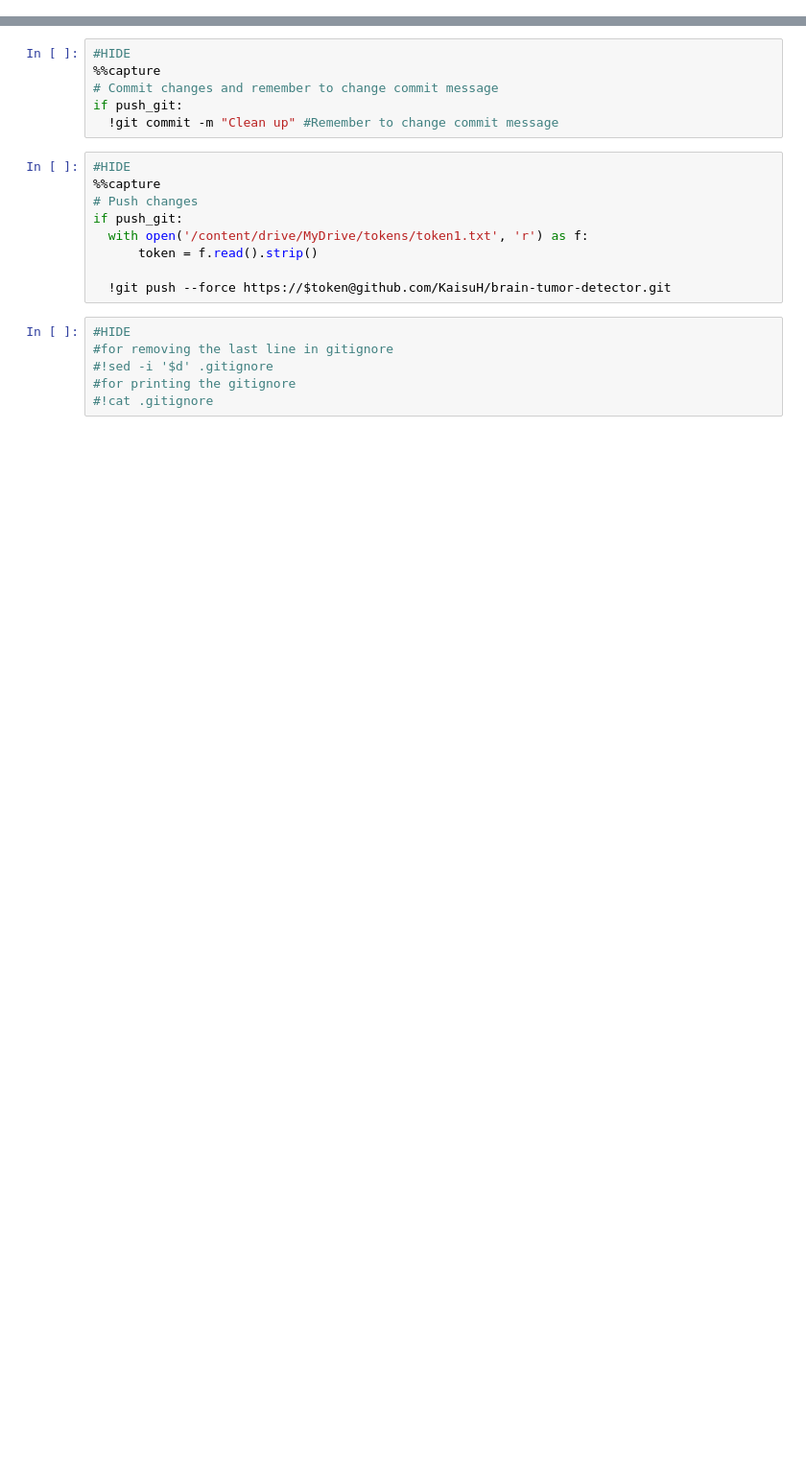
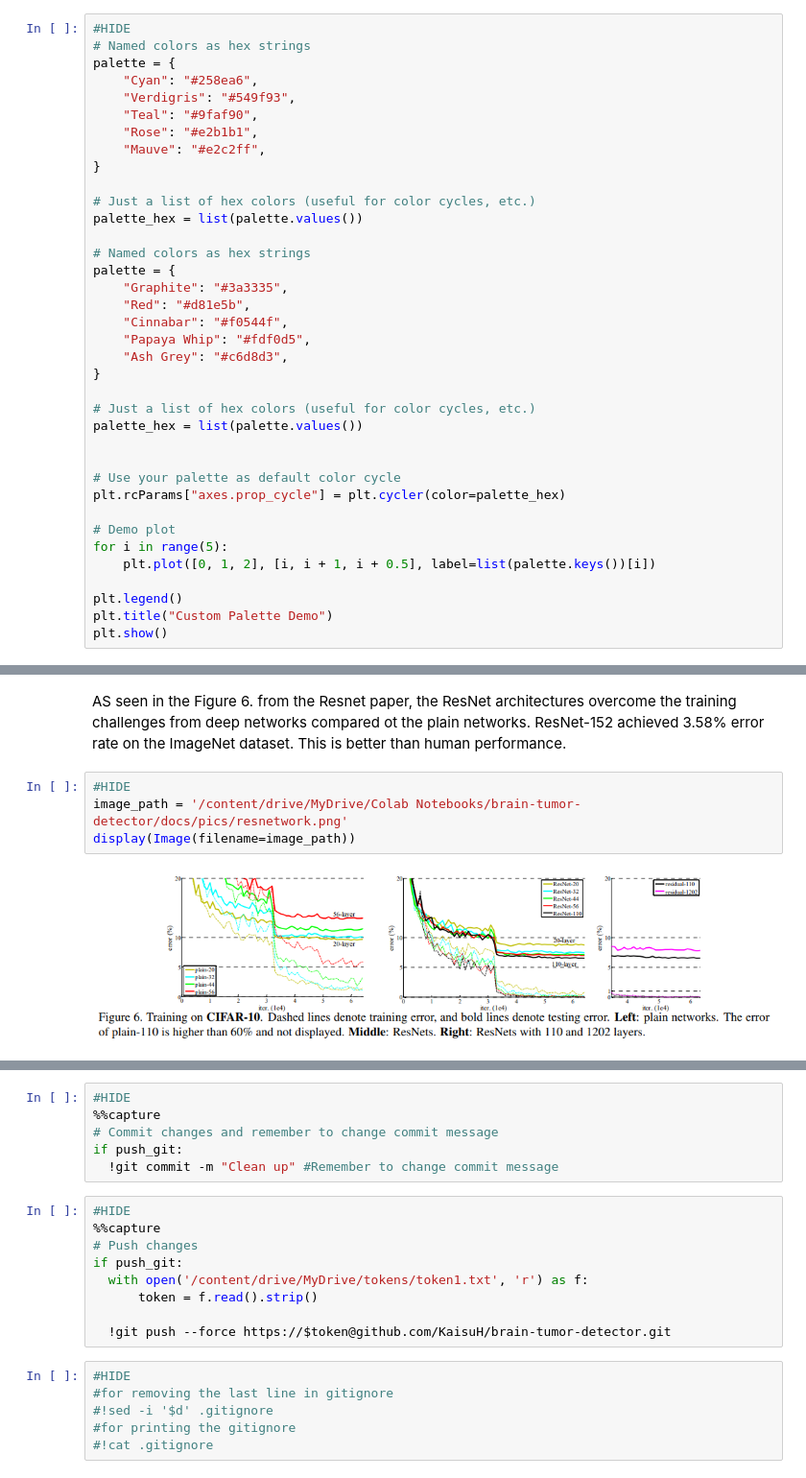
Before and after one commit to KaisuH/brain-tumor-detector, a Jupyter notebook: master.ipynb, the cells around one changed output, grey strips where cells are left out. Shown at 96% size. Drawn from its saved outputs; the diff is of its cells as text; blank space fills up the shorter version.

```diff
--- a/master.ipynb
+++ b/master.ipynb
@@ -64,3 +67,40 @@ import requests
 retrain_model = False  # ← Change to True when you want to retrain
 rerun_example = False  # ← Change to True when you want to rerun the example
 push_git = False # <- Change this to True when you wan to push the changes
+# %%
+#HIDE
+# Named colors as hex strings
+palette = {
+    "Cyan": "#258ea6",
+    "Verdigris": "#549f93",
+    "Teal": "#9faf90",
+    "Rose": "#e2b1b1",
+    "Mauve": "#e2c2ff",
+}
+
+# Just a list of hex colors (useful for color cycles, etc.)
+palette_hex = list(palette.values())
+
+# Named colors as hex strings
+palette = {
+    "Graphite": "#3a3335",
+    "Red": "#d81e5b",
+    "Cinnabar": "#f0544f",
+    "Papaya Whip": "#fdf0d5",
+    "Ash Grey": "#c6d8d3",
+}
+
+# Just a list of hex colors (useful for color cycles, etc.)
+palette_hex = list(palette.values())
+
+
+# Use your palette as default color cycle
+plt.rcParams["axes.prop_cycle"] = plt.cycler(color=palette_hex)
+
+# Demo plot
+for i in range(5):
+    plt.plot([0, 1, 2], [i, i + 1, i + 0.5], label=list(palette.keys())[i])
+
+plt.legend()
+plt.title("Custom Palette Demo")
+plt.show()
@@ -67,3 +284,11 @@ push_git = False # <- Change this to True when you wan to push the changes
+# %% [markdown]
+AS seen in the Figure 6. from the Resnet paper, the ResNet architectures overcome the training challenges from deep networks compared ot the plain networks. ResNet-152 achieved 3.58% error rate on the ImageNet dataset. This is better than human performance.
+# %%
+#HIDE
+image_path = '/content/drive/MyDrive/Colab Notebooks/brain-tumor-detector/docs/pics/resnetwork.png'
+display(Image(filename=image_path))
+# %% [output]
+[figure, added]
 # %%
 #HIDE
 push_git = True
```
Also changed, not shown: parts of 19 cells of this notebook, 6 other files.
